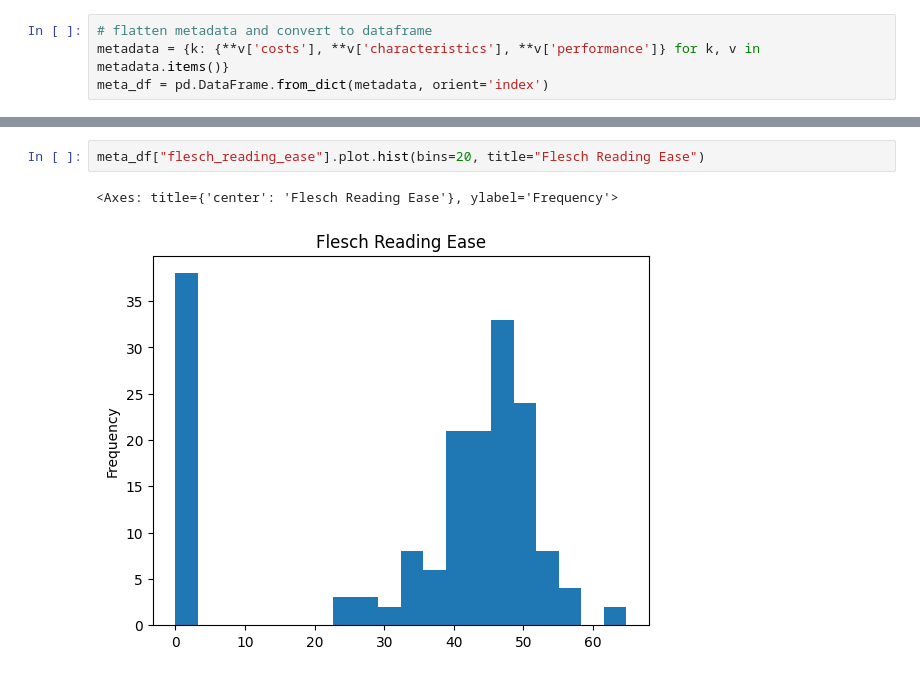
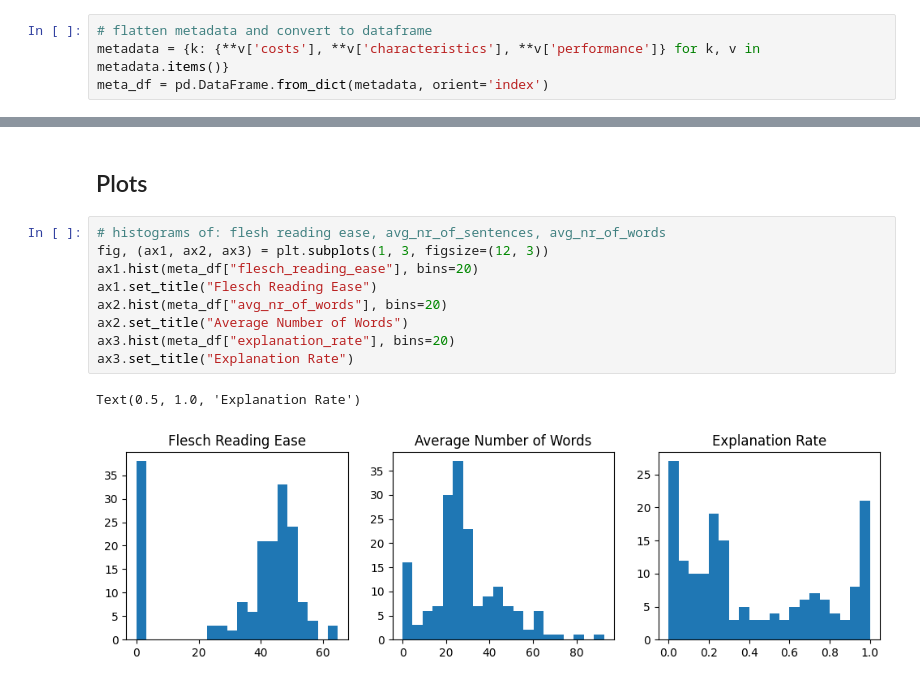
Before and after one commit to lukasvoege/ZeroShot-step-by-step-distillation, a Jupyter notebook: analytics.ipynb, the cells around one changed output, grey strips where cells are left out. Cells and saved outputs as stored; diff of their text form.

```diff
--- a/analytics.ipynb
+++ b/analytics.ipynb
@@ -25,5 +65,14 @@ meta_df.head()
-# %%
-meta_df["flesch_reading_ease"].plot.hist(bins=20, title="Flesch Reading Ease")
-# %% [output]
-<Axes: title={'center': 'Flesch Reading Ease'}, ylabel='Frequency'>
-[figure, removed]
+# %% [markdown]
+## Plots
+# %%
+# histograms of: flesh reading ease, avg_nr_of_sentences, avg_nr_of_words
+fig, (ax1, ax2, ax3) = plt.subplots(1, 3, figsize=(12, 3))
+ax1.hist(meta_df["flesch_reading_ease"], bins=20)
+ax1.set_title("Flesch Reading Ease")
+ax2.hist(meta_df["avg_nr_of_words"], bins=20)
+ax2.set_title("Average Number of Words")
+ax3.hist(meta_df["explanation_rate"], bins=20)
+ax3.set_title("Explanation Rate")
+# %% [output]
+Text(0.5, 1.0, 'Explanation Rate')
+[figure, added]
```
Also changed, not shown: parts of 16 cells of this notebook, 4 other files.
